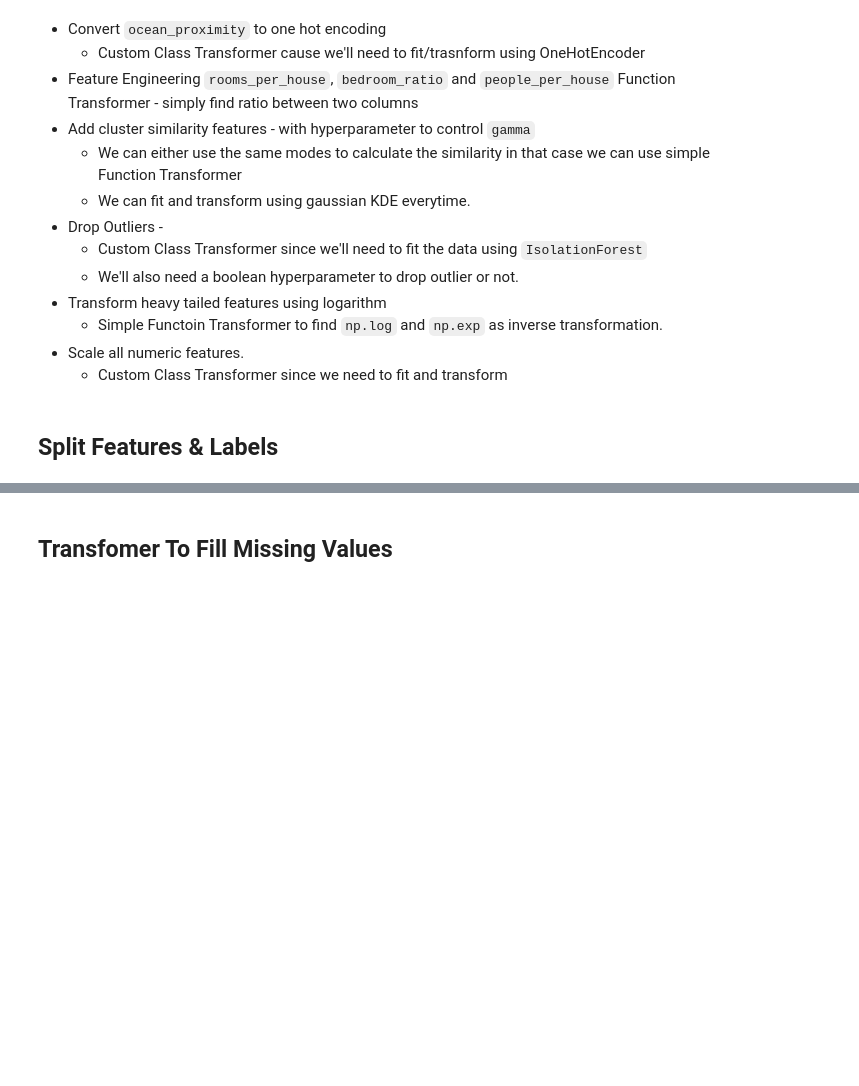
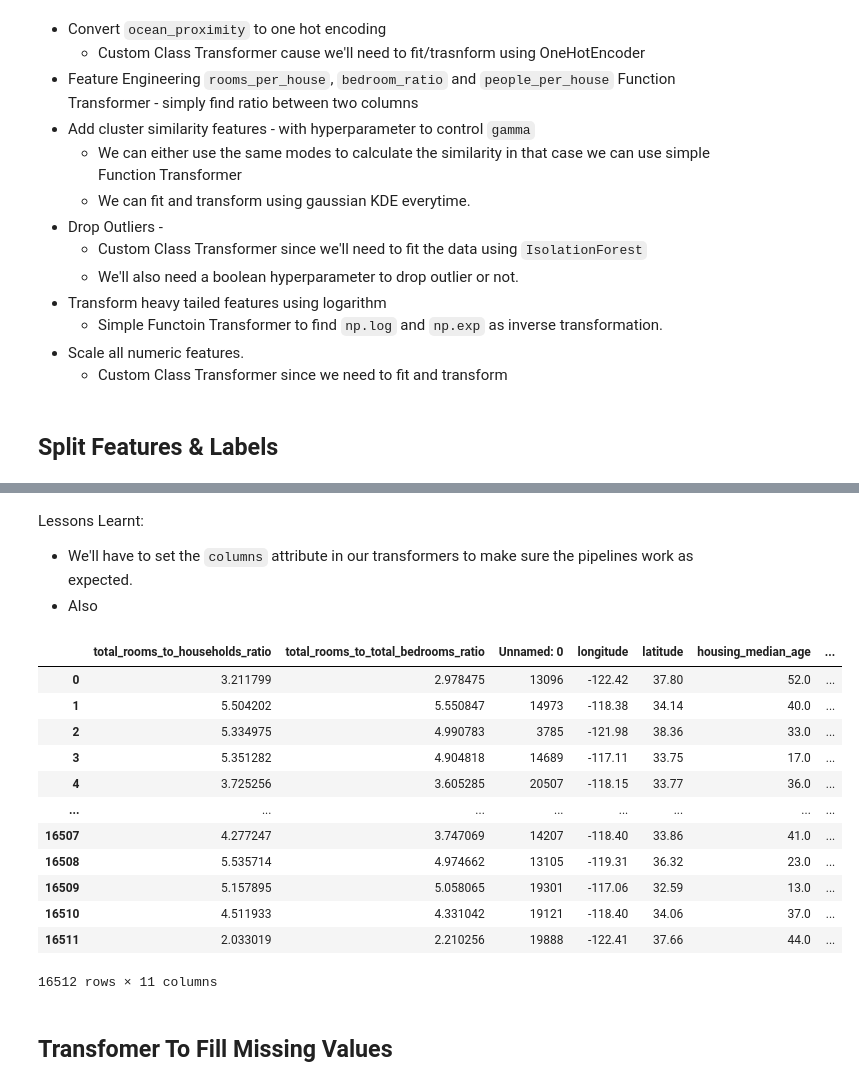
Before and after one commit to gaurangdave/house_price_predictions, a Jupyter notebook: notebooks/02_transform_data.ipynb, the cells around one changed output, grey strips where cells are left out. Drawn from its saved outputs; the diff is of its cells as text; code cells hidden in the pictures; blank space fills up the shorter version.

```diff
--- a/notebooks/02_transform_data.ipynb
+++ b/notebooks/02_transform_data.ipynb
@@ -66,3 +173,26 @@ df_labels = data["median_house_value"].copy()
+# %%
+transformed_data = pd.DataFrame(temp_transformer_2.fit_transform(df_features), columns=temp_transformer_2.get_feature_names_out())
+# %% [markdown]
+Lessons Learnt:
+* We'll have to set the `columns` attribute in our transformers to make sure the pipelines work as expected.
+* Also
+# %%
+## checking what would `fit` method return on the `FunctionTransformer` pipeline
+transformed_data
+# %% [output]
+|  | total_rooms_to_households_ratio | total_rooms_to_total_bedrooms_ratio | Unnamed: 0 | longitude | latitude | housing_median_age | ... |
+| 0 | 3.211799 | 2.978475 | 13096 | -122.42 | 37.80 | 52.0 | ... |
+| 1 | 5.504202 | 5.550847 | 14973 | -118.38 | 34.14 | 40.0 | ... |
+| 2 | 5.334975 | 4.990783 | 3785 | -121.98 | 38.36 | 33.0 | ... |
+| 3 | 5.351282 | 4.904818 | 14689 | -117.11 | 33.75 | 17.0 | ... |
+| 4 | 3.725256 | 3.605285 | 20507 | -118.15 | 33.77 | 36.0 | ... |
+| ... | ... | ... | ... | ... | ... | ... | ... |
+| 16507 | 4.277247 | 3.747069 | 14207 | -118.40 | 33.86 | 41.0 | ... |
+| 16508 | 5.535714 | 4.974662 | 13105 | -119.31 | 36.32 | 23.0 | ... |
+| 16509 | 5.157895 | 5.058065 | 19301 | -117.06 | 32.59 | 13.0 | ... |
+| 16510 | 4.511933 | 4.331042 | 19121 | -118.40 | 34.06 | 37.0 | ... |
+| 16511 | 2.033019 | 2.210256 | 19888 | -122.41 | 37.66 | 44.0 | ... |
+16512 rows × 11 columns
 # %% [markdown]
 ## Transfomer To Fill Missing Values
 # %% [markdown]
```
Also changed, not shown: parts of 19 cells of this notebook.
